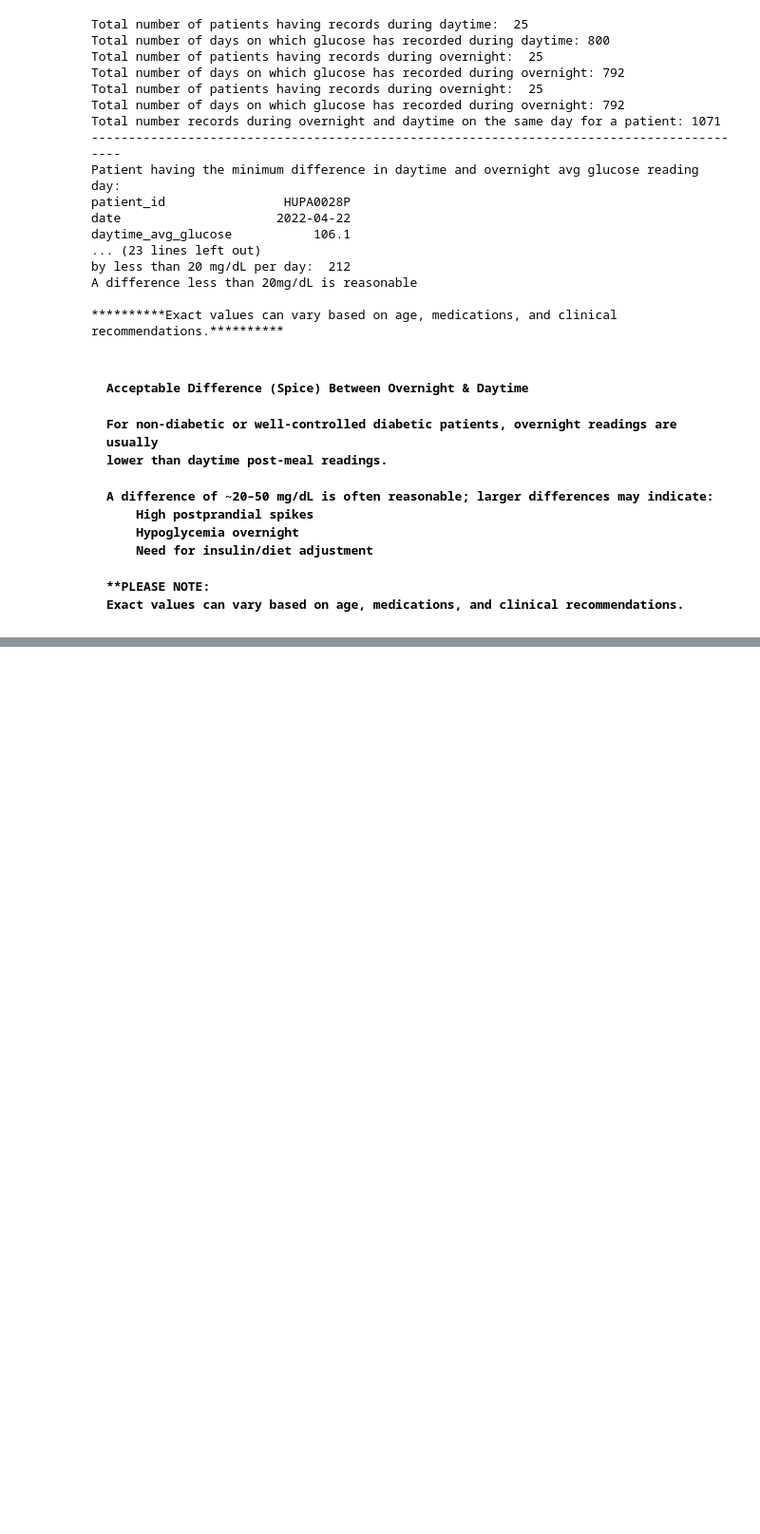
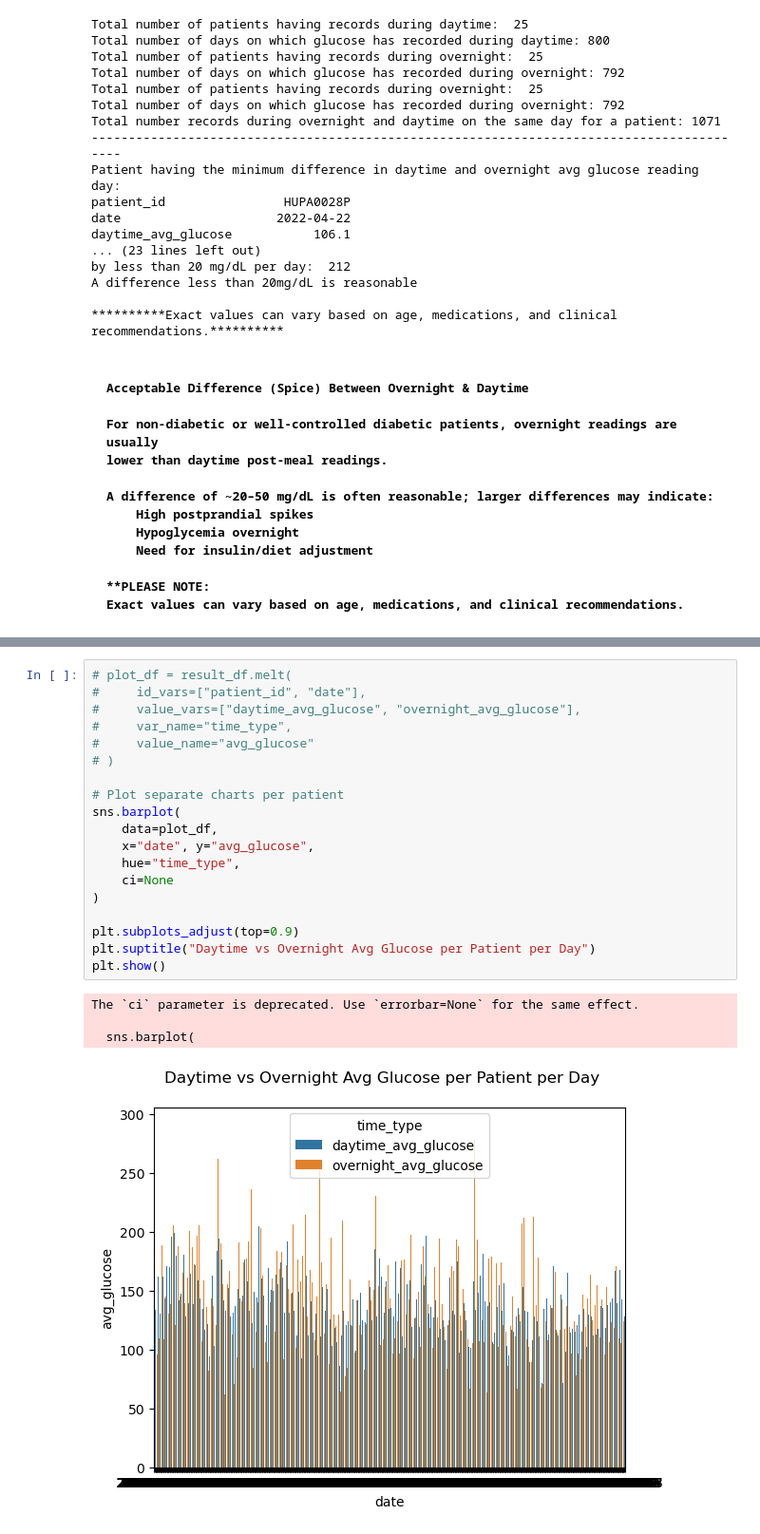
Before and after one commit to msdesh99/Python-Data-Analysis, a Jupyter notebook: meenakshi/Descritptive-Team11.ipynb, the cells around one changed output, grey strips where cells are left out. Shown at 95% size. Cells and saved outputs as stored; diff of their text form; blank space fills up the shorter version.

```diff
--- a/meenakshi/Descritptive-Team11.ipynb
+++ b/meenakshi/Descritptive-Team11.ipynb
@@ -258,0 +304,24 @@ plt.show()
+# %%
+# plot_df = result_df.melt(
+#     id_vars=["patient_id", "date"],
+#     value_vars=["daytime_avg_glucose", "overnight_avg_glucose"],
+#     var_name="time_type",
+#     value_name="avg_glucose"
+# )
+
+# Plot separate charts per patient
+sns.barplot(
+    data=plot_df,
+    x="date", y="avg_glucose",
+    hue="time_type",
+    ci=None
+)
+
+plt.subplots_adjust(top=0.9)
+plt.suptitle("Daytime vs Overnight Avg Glucose per Patient per Day")
+plt.show()
+# %% [output]
+The `ci` parameter is deprecated. Use `errorbar=None` for the same effect.
+
+  sns.barplot(
+[figure, added]
```
Also changed, not shown: parts of 23 cells of this notebook, 1 other file.
